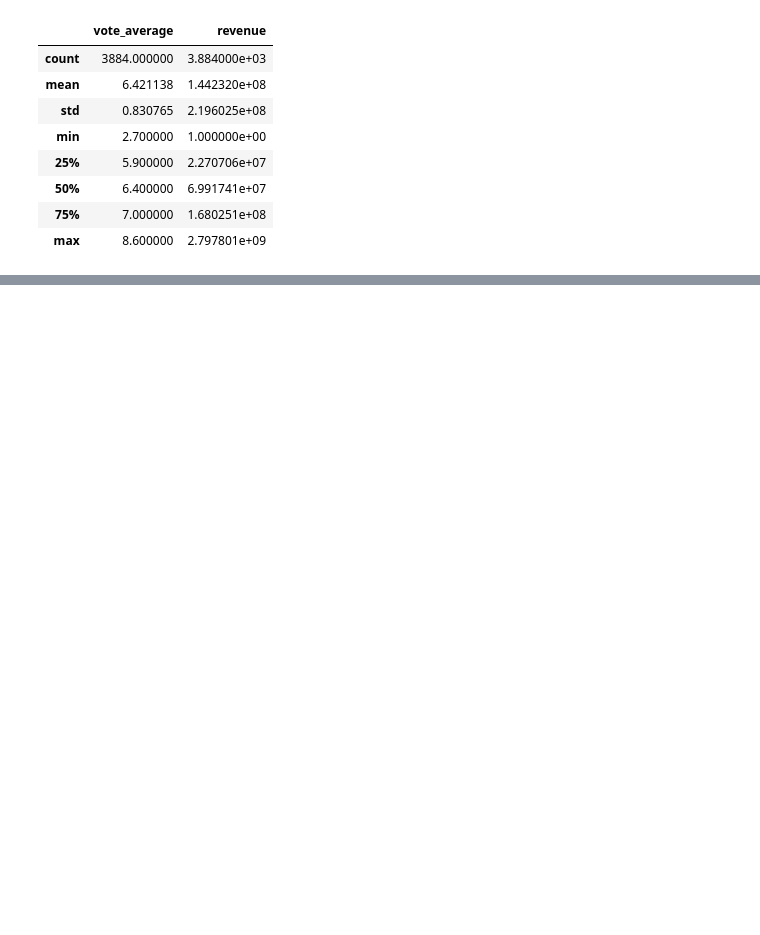
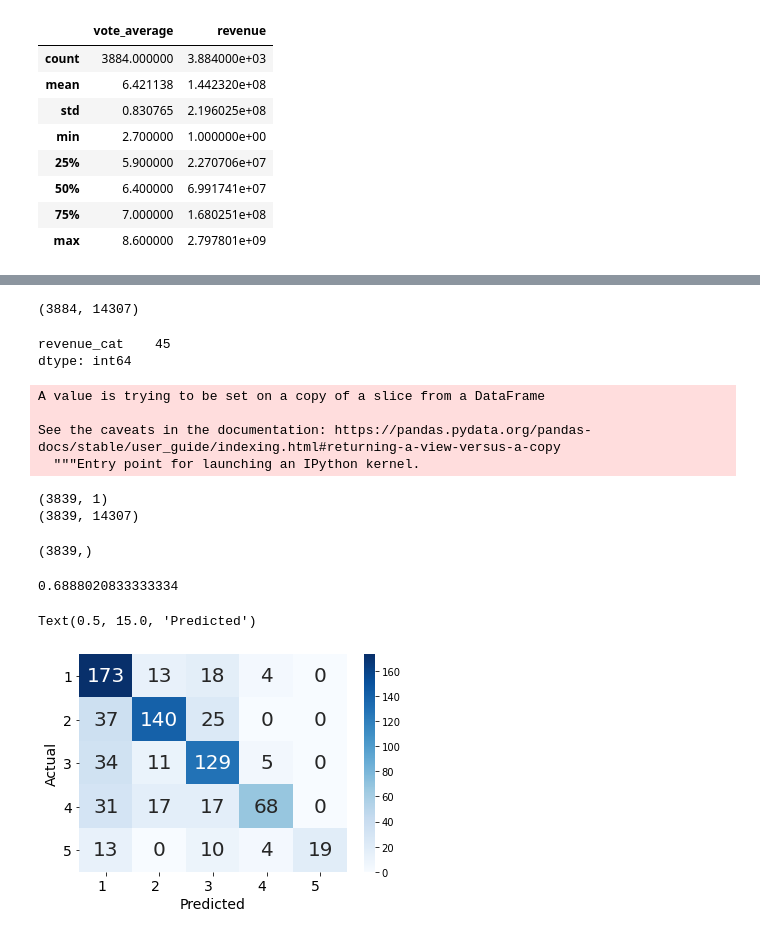
Before and after one commit to lasya1125/COMP562FinalProject, a Jupyter notebook: Modeling.ipynb, the cells around one changed output, grey strips where cells are left out. Cells and saved outputs as stored; diff of their text form; code cells hidden in the pictures; blank space fills up the shorter version.

Commit message:
Added models 1 and 2

```diff
--- a/Modeling.ipynb
+++ b/Modeling.ipynb
@@ -109,0 +129,7 @@ plt.hist(df['vote_average'])
+# %%
+vectorizer = CountVectorizer()
+X = vectorizer.fit_transform(df['lower'])
+X_dense = X.todense()
+X_dense.shape
+# %% [output]
+(3884, 14307)
@@ -109,0 +141,5 @@ plt.hist(df['vote_average'])
+# %%
+print(df_resp.isnull().sum())
+# %% [output]
+revenue_cat    45
+dtype: int64
@@ -109,0 +148,49 @@ plt.hist(df['vote_average'])
+# %%
+df_pred.drop(df_pred.index[rows_with_nan], inplace = True)
+df_pred.reset_index(drop=True, inplace = True)
+# %%
+df_resp.dropna(inplace = True)
+df_resp.reset_index(drop=True, inplace = True)
+# %% [output]
+A value is trying to be set on a copy of a slice from a DataFrame
+
+See the caveats in the documentation: https://pandas.pydata.org/pandas-docs/stable/user_guide/indexing.html#returning-a-view-versus-a-copy
+  """Entry point for launching an IPython kernel.
+# %%
+print(df_resp.shape)
+print(df_pred.shape)
+# %% [output]
+(3839, 1)
+(3839, 14307)
+# %%
+df_ys = df_resp.squeeze(axis = 1)
+df_ys.shape
+# %% [output]
+(3839,)
+# %%
+model_1 = RandomForestClassifier(n_jobs = -1, random_state = 42, oob_score = True)
+kf = KFold(n_splits=5, shuffle = True)
+preds = []
+tests = []
+for train_index, test_index in kf.split(df_pred):
+  X_train, X_test = df_pred.iloc[train_index,:], df_pred.iloc[test_index,:]
+  y_train, y_test = df_ys.T[train_index], df_ys.T[test_index]
+  model_1.fit(X_train, y_train)
+  pred = model_1.predict(X_test)
+  preds.append(pred)
+  tests.append(y_test)
+# %%
+##1
+print(accuracy_score(tests[0], preds[0]))
+confusion = confusion_matrix(tests[0], preds[0])
+confusion_matrix_df = pd.DataFrame(confusion, ('1', '2', '3', '4', '5'), ('1', '2', '3', '4', '5'))
+heatmap = sns.heatmap(confusion_matrix_df, annot=True, annot_kws={"size": 20}, fmt="d", cmap="Blues")
+bottom, top = heatmap.get_ylim()
+heatmap.yaxis.set_ticklabels(heatmap.yaxis.get_ticklabels(), rotation=0, ha='right', fontsize = 14)
+heatmap.xaxis.set_ticklabels(heatmap.xaxis.get_ticklabels(), rotation=0, ha='right', fontsize = 14)
+plt.ylabel('Actual', fontsize = 14)
+plt.xlabel('Predicted', fontsize = 14)
+# %% [output]
+0.6888020833333334
+Text(0.5, 15.0, 'Predicted')
+[figure, added]
```
Also changed, not shown: parts of 31 cells of this notebook.
